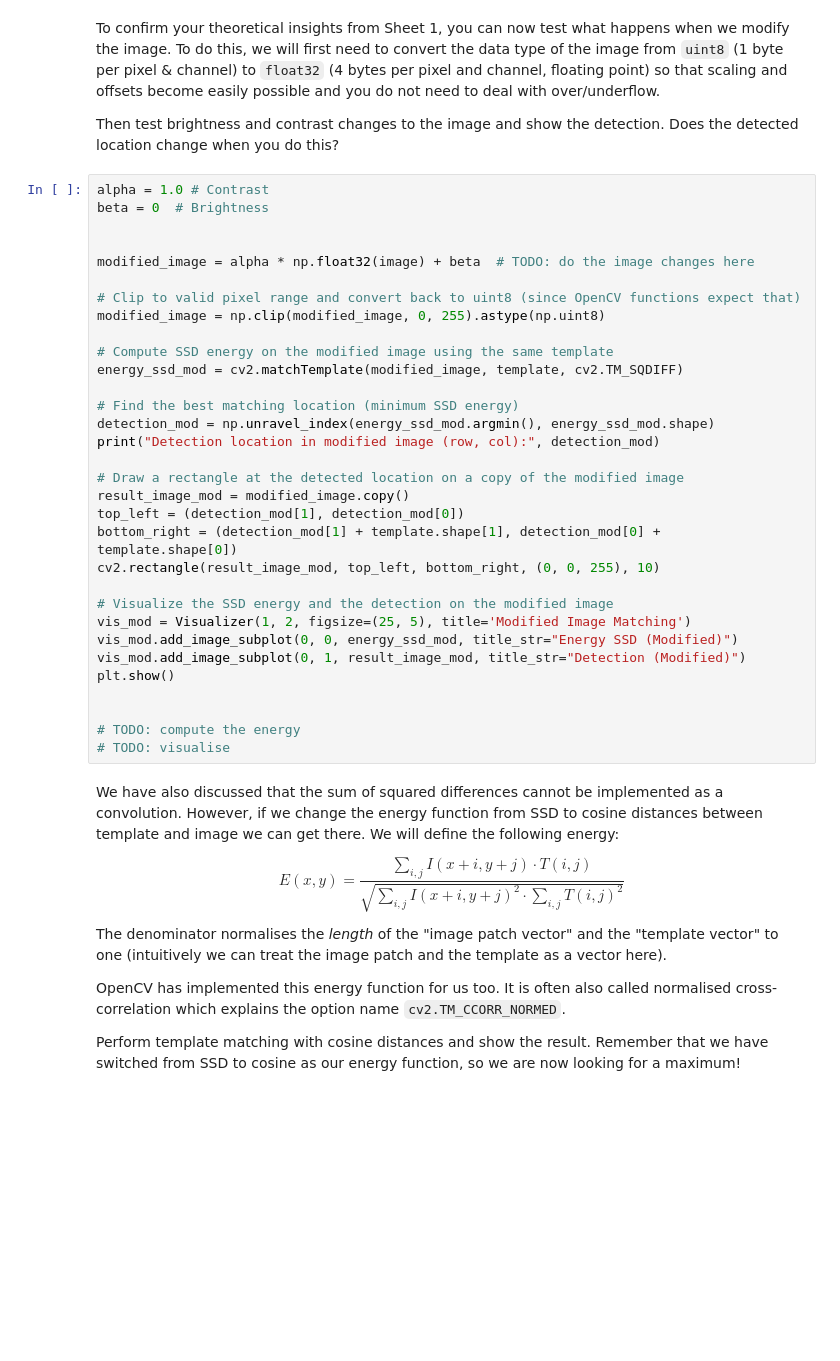
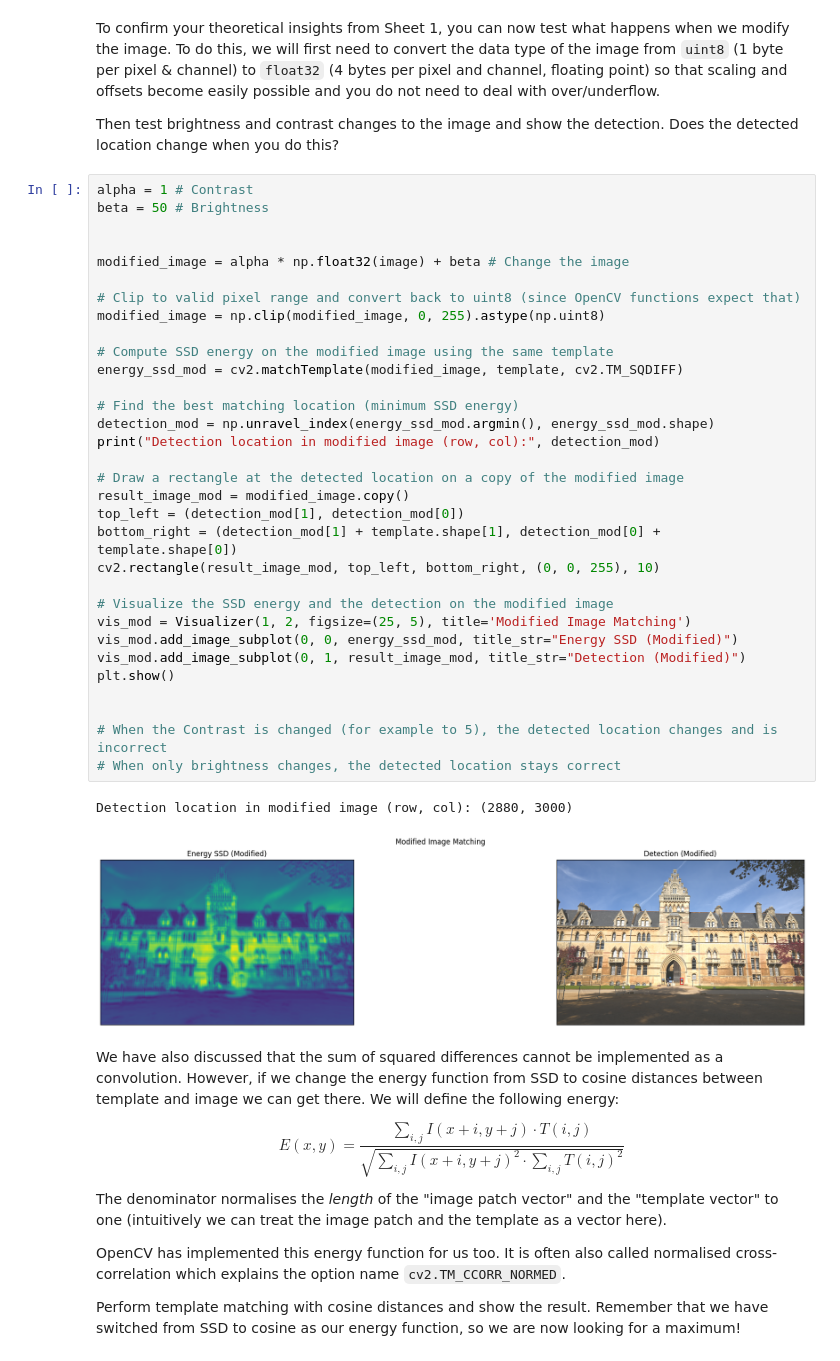
Before and after one commit to gaspard-loeillot/cv, a Jupyter notebook: practical1.ipynb, the cells around one changed output. Drawn from its saved outputs; the diff is of its cells as text; blank space fills up the shorter version.

```diff
--- a/practical1.ipynb
+++ b/practical1.ipynb
@@ -124,37 +124,40 @@ To confirm your theoretical insights from Sheet 1, you can now test what happens
 
 Then test brightness and contrast changes to the image and show the detection. Does the detected location change when you do this?
 # %%
-alpha = 1.0 # Contrast
-beta = 0  # Brightness
+alpha = 1 # Contrast
+beta = 50 # Brightness
 
 
-modified_image = alpha * np.float32(image) + beta  # TODO: do the image changes here
+modified_image = alpha * np.float32(image) + beta # Change the image
 
 # Clip to valid pixel range and convert back to uint8 (since OpenCV functions expect that)
 modified_image = np.clip(modified_image, 0, 255).astype(np.uint8)
 
 # Compute SSD energy on the modified image using the same template
 energy_ssd_mod = cv2.matchTemplate(modified_image, template, cv2.TM_SQDIFF)
 
 # Find the best matching location (minimum SSD energy)
 detection_mod = np.unravel_index(energy_ssd_mod.argmin(), energy_ssd_mod.shape)
 print("Detection location in modified image (row, col):", detection_mod)
 
 # Draw a rectangle at the detected location on a copy of the modified image
 result_image_mod = modified_image.copy()
 top_left = (detection_mod[1], detection_mod[0])
 bottom_right = (detection_mod[1] + template.shape[1], detection_mod[0] + template.shape[0])
 cv2.rectangle(result_image_mod, top_left, bottom_right, (0, 0, 255), 10)
 
 # Visualize the SSD energy and the detection on the modified image
 vis_mod = Visualizer(1, 2, figsize=(25, 5), title='Modified Image Matching')
 vis_mod.add_image_subplot(0, 0, energy_ssd_mod, title_str="Energy SSD (Modified)")
 vis_mod.add_image_subplot(0, 1, result_image_mod, title_str="Detection (Modified)")
 plt.show()
 
 
-# TODO: compute the energy
-# TODO: visualise
+# When the Contrast is changed (for example to 5), the detected location changes and is incorrect
+# When only brightness changes, the detected location stays correct
+# %% [output]
+Detection location in modified image (row, col): (2880, 3000)
+[figure, added]
 # %% [markdown]
 We have also discussed that the sum of squared differences cannot be implemented as a convolution. However, if we change the energy function from SSD to cosine distances between template and image we can get there. We will define the following energy:
 
```
